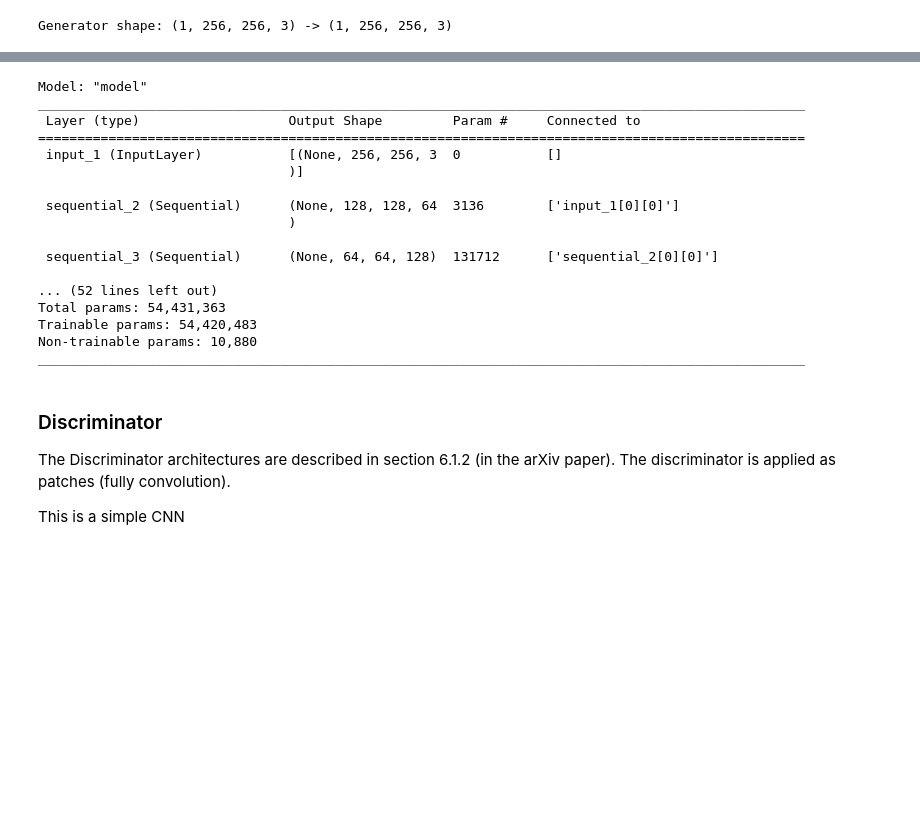
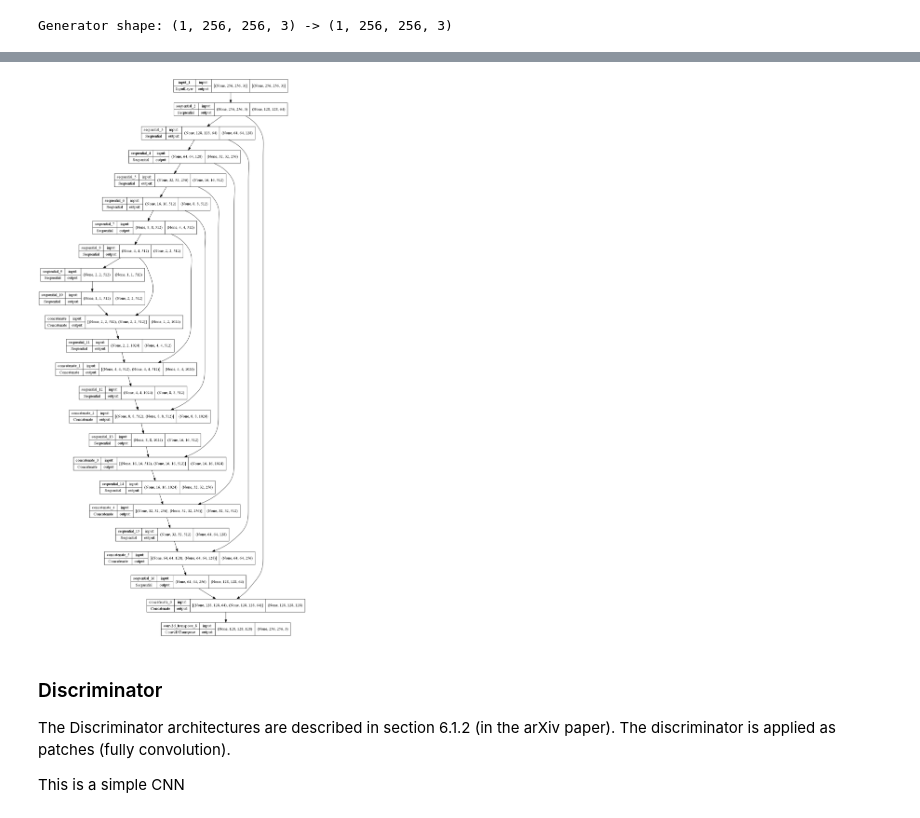
Before and after one commit to TheProjectsGuy/CV22-Project-Zen, a Jupyter notebook: pix2pix_tutorial.ipynb, the cells around one changed output, grey strips where cells are left out. Saved outputs shown, nothing was run; the diff lists cells and outputs as text; code cells hidden in the pictures; blank space fills up the shorter version.

```diff
--- a/pix2pix_tutorial.ipynb
+++ b/pix2pix_tutorial.ipynb
@@ -400,25 +434,9 @@ Generator shape: (1, 256, 256, 3) -> (1, 256, 256, 3)
 # %%
 # Show the generator model
-# keras.utils.plot_model(gen_model, show_shapes=True, to_file="./test_model.png")
-gen_model.summary()
+keras.utils.plot_model(gen_model, show_shapes=True, to_file="./test_model.png")
+# gen_model.summary()
 # %% [output]
-Model: "model"
-__________________________________________________________________________________________________
- Layer (type)                   Output Shape         Param #     Connected to
-==================================================================================================
- input_1 (InputLayer)           [(None, 256, 256, 3  0           []
-                                )]
-
- sequential_2 (Sequential)      (None, 128, 128, 64  3136        ['input_1[0][0]']
-                                )
-
- sequential_3 (Sequential)      (None, 64, 64, 128)  131712      ['sequential_2[0][0]']
-
-... (52 lines left out)
-Total params: 54,431,363
-Trainable params: 54,420,483
-Non-trainable params: 10,880
-__________________________________________________________________________________________________
+[figure, added]
 # %% [markdown]
 ### Discriminator
 
```
Also changed, not shown: parts of 18 cells of this notebook, 6 other files.
